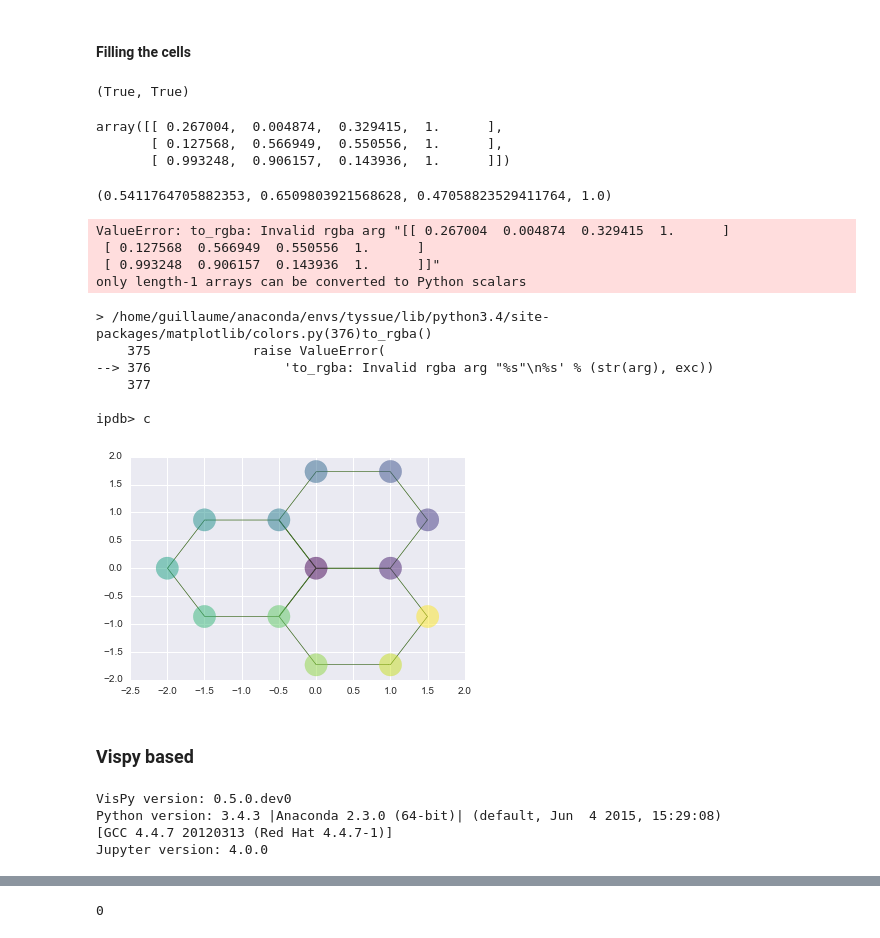
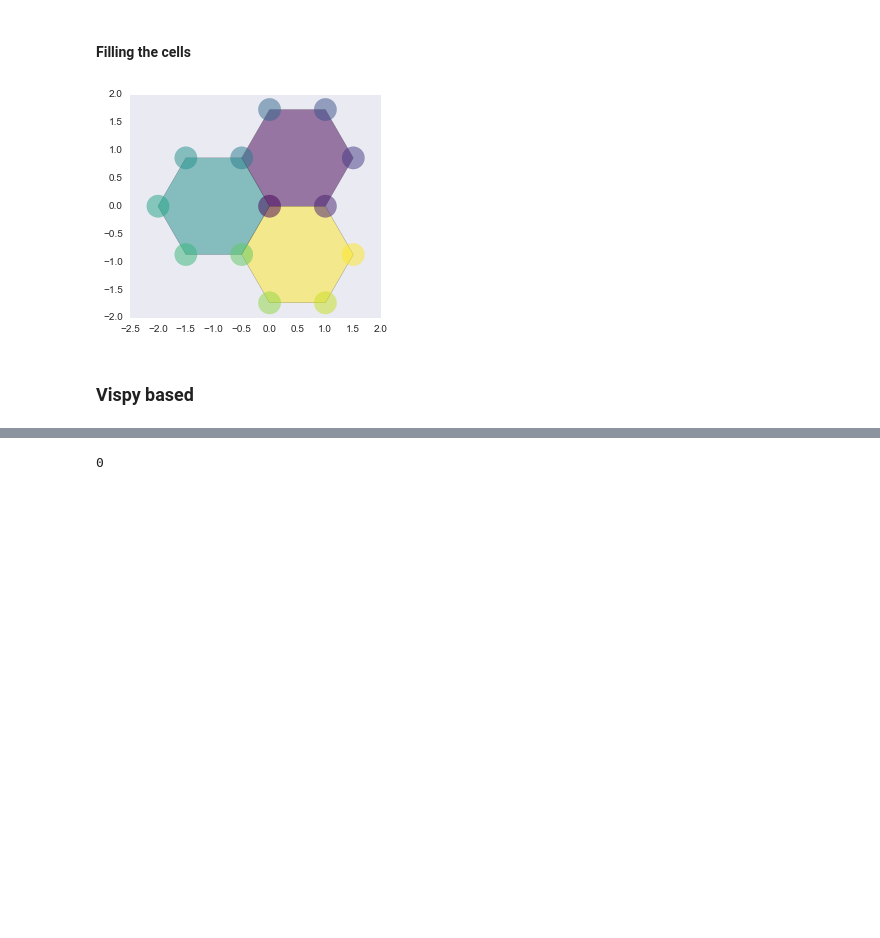
Before and after one commit to DamCB/tyssue, a Jupyter notebook: notebooks/visualisation/Visualization.ipynb, the cells around one changed output, grey strips where cells are left out. Drawn from its saved outputs; the diff is of its cells as text; code cells hidden in the pictures; blank space fills up the shorter version.

```diff
--- a/notebooks/visualisation/Visualization.ipynb
+++ b/notebooks/visualisation/Visualization.ipynb
@@ -91,10 +88,0 @@ from collections import abc
-# %%
-isinstance(color_cmap, (abc.Iterable, abc.Sized)), isinstance('abc', (abc.Iterable, abc.Sized))
-# %% [output]
-(True, True)
-# %%
-color_cmap
-# %% [output]
-array([[ 0.267004,  0.004874,  0.329415,  1.      ],
-       [ 0.127568,  0.566949,  0.550556,  1.      ],
-       [ 0.993248,  0.906157,  0.143936,  1.      ]])
@@ -103,32 +89,20 @@ from matplotlib.colors import ColorConverter
-# %%
-cconv = ColorConverter()
-
-cconv.to_rgba(draw_specs['face']['color'])
-# %% [output]
-(0.5411764705882353, 0.6509803921568628, 0.47058823529411764, 1.0)
 # %%
 sheet.face_df['col'] = np.linspace(0.0, 1.0,
                                     num=sheet.face_df.shape[0])
 
 cmap = plt.cm.get_cmap('viridis')
 color_cmap = cmap(sheet.face_df.col)
 
+draw_specs['je']['visible'] = False
+
 draw_specs['face']['visible'] = True
 draw_specs['face']['color'] = color_cmap
+draw_specs['face']['alpha'] = 0.5
+
 
 fig, ax = sheet_view(sheet, coords, **draw_specs)
 # %% [output]
-ValueError: to_rgba: Invalid rgba arg "[[ 0.267004  0.004874  0.329415  1.      ]
- [ 0.127568  0.566949  0.550556  1.      ]
- [ 0.993248  0.906157  0.143936  1.      ]]"
-only length-1 arrays can be converted to Python scalars
-> /home/guillaume/anaconda/envs/tyssue/lib/python3.4/site-packages/matplotlib/colors.py(376)to_rgba()
-    375             raise ValueError(
---> 376                 'to_rgba: Invalid rgba arg "%s"\n%s' % (str(arg), exc))
-    377
-
-ipdb> c
-[figure, old version]
+[figure, new version]
 # %% [markdown]
 ### Vispy based
 # %%
@@ -140,24 +113,0 @@ vertices, faces, cell_mask = eptm.triangular_mesh(coords)
-# %%
-import vispy as vp
-import sys
-import IPython
-
-from IPython import display
-
-from vispy import app, gloo, visuals, scene
-from vispy.geometry import MeshData
-#from vispy import plot
-#vp.use('PyQt4')
-
-from vispy.app.backends.ipython import VispyWidget
-
-print('VisPy version: {}'.format(vp.__version__))
-
-
-print('Python version: {}'.format(sys.version))
-print('Jupyter version: {}'.format(IPython.__version__))
-# %% [output]
-VisPy version: 0.5.0.dev0
-Python version: 3.4.3 |Anaconda 2.3.0 (64-bit)| (default, Jun  4 2015, 15:29:08)
-[GCC 4.4.7 20120313 (Red Hat 4.4.7-1)]
-Jupyter version: 4.0.0
```
Also changed, not shown: parts of 10 cells of this notebook, 3 other files.
